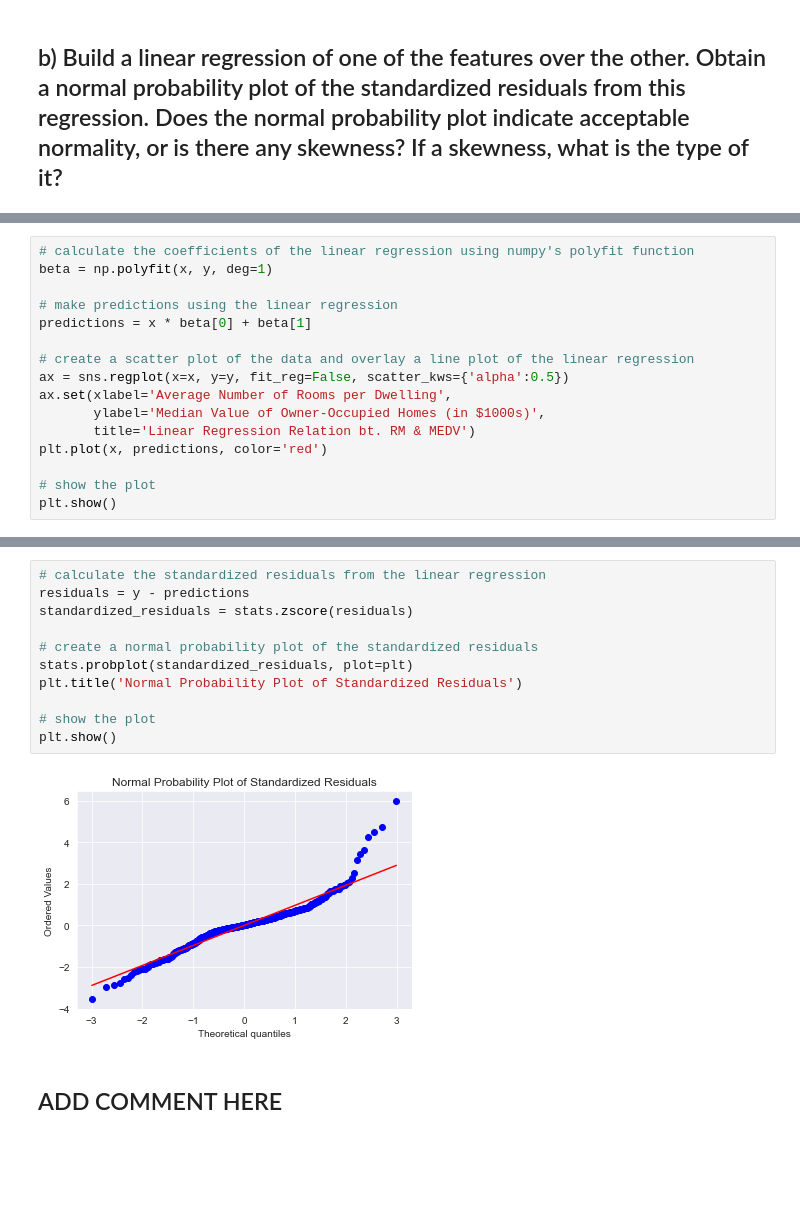
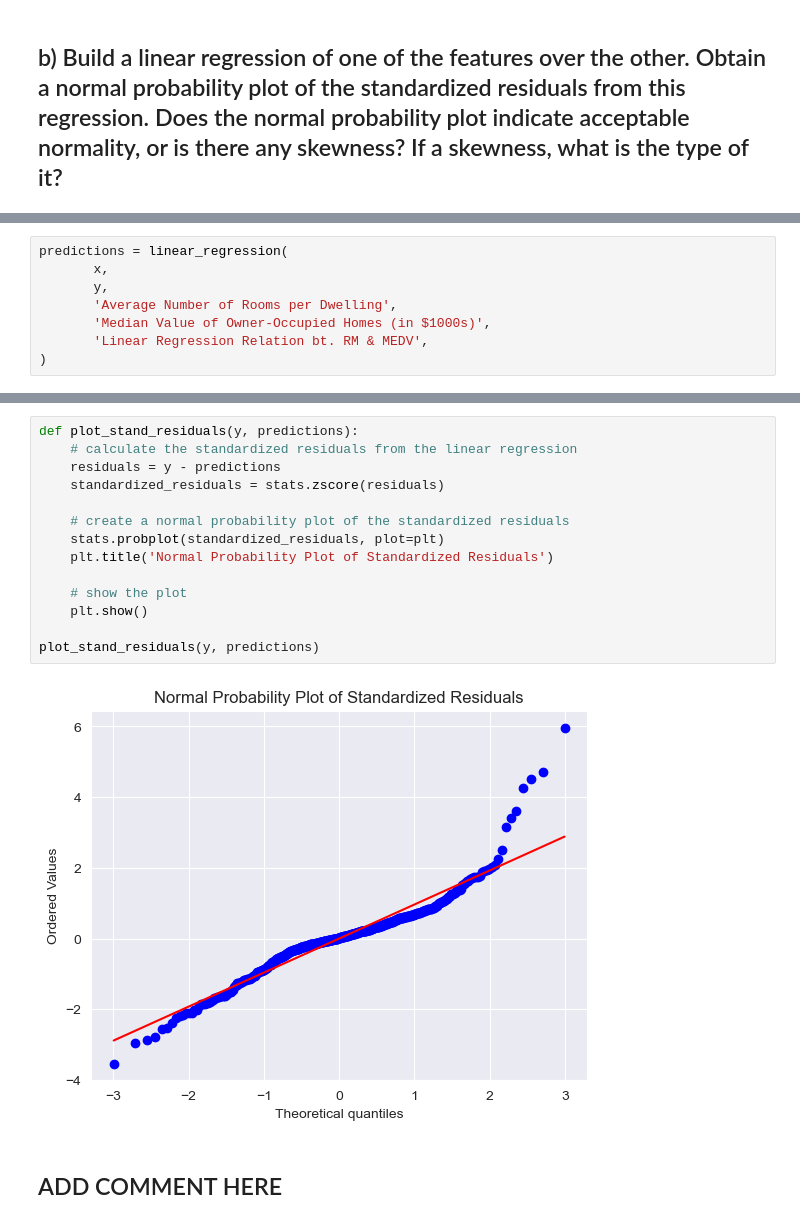
Before and after one commit to laszkiewiczp/PAD-project, a Jupyter notebook: Boston Housing Dataset.ipynb, the cells around one changed output, grey strips where cells are left out. Drawn from its saved outputs; the diff is of its cells as text; blank space fills up the shorter version.

```diff
--- a/Boston Housing Dataset.ipynb
+++ b/Boston Housing Dataset.ipynb
@@ -62,17 +90,9 @@ ax.set(xlabel='TAX', ylabel='MEDV')
 # %%
-# calculate the coefficients of the linear regression using numpy's polyfit function
-beta = np.polyfit(x, y, deg=1)
-
-# make predictions using the linear regression
-predictions = x * beta[0] + beta[1]
-
-# create a scatter plot of the data and overlay a line plot of the linear regression
-ax = sns.regplot(x=x, y=y, fit_reg=False, scatter_kws={'alpha':0.5})
-ax.set(xlabel='Average Number of Rooms per Dwelling',
-       ylabel='Median Value of Owner-Occupied Homes (in $1000s)',
-       title='Linear Regression Relation bt. RM & MEDV')
-plt.plot(x, predictions, color='red')
-
-# show the plot
-plt.show()
+predictions = linear_regression(
+       x,
+       y,
+       'Average Number of Rooms per Dwelling',
+       'Median Value of Owner-Occupied Homes (in $1000s)',
+       'Linear Regression Relation bt. RM & MEDV',
+)
 # %% [output]
@@ -80,16 +101,19 @@ plt.show()
 # %%
-# calculate the standardized residuals from the linear regression
-residuals = y - predictions
-standardized_residuals = stats.zscore(residuals)
+def plot_stand_residuals(y, predictions):
+    # calculate the standardized residuals from the linear regression
+    residuals = y - predictions
+    standardized_residuals = stats.zscore(residuals)
 
-# create a normal probability plot of the standardized residuals
-stats.probplot(standardized_residuals, plot=plt)
-plt.title('Normal Probability Plot of Standardized Residuals')
+    # create a normal probability plot of the standardized residuals
+    stats.probplot(standardized_residuals, plot=plt)
+    plt.title('Normal Probability Plot of Standardized Residuals')
 
-# show the plot
-plt.show()
+    # show the plot
+    plt.show()
+
+plot_stand_residuals(y, predictions)
 # %% [output]
-[figure, old version]
+[figure, new version]
 # %% [markdown]
 ## ADD COMMENT HERE
 # %% [markdown]
```
Also changed, not shown: parts of 6 cells of this notebook.
